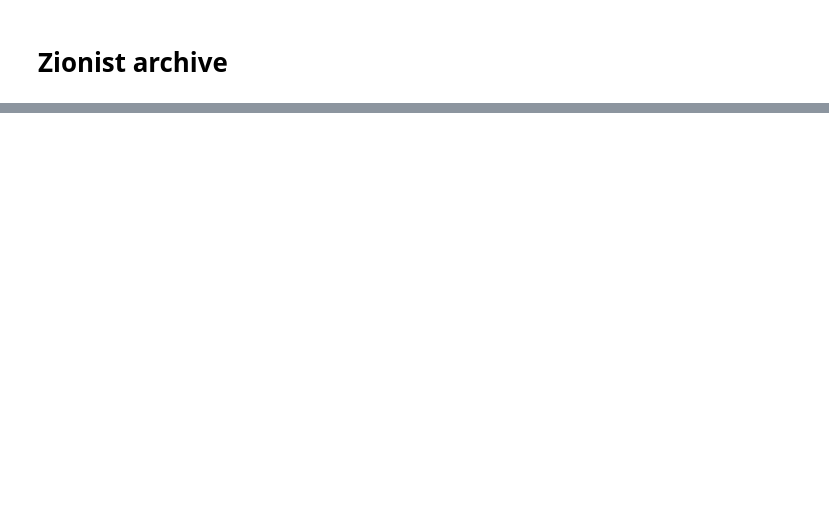
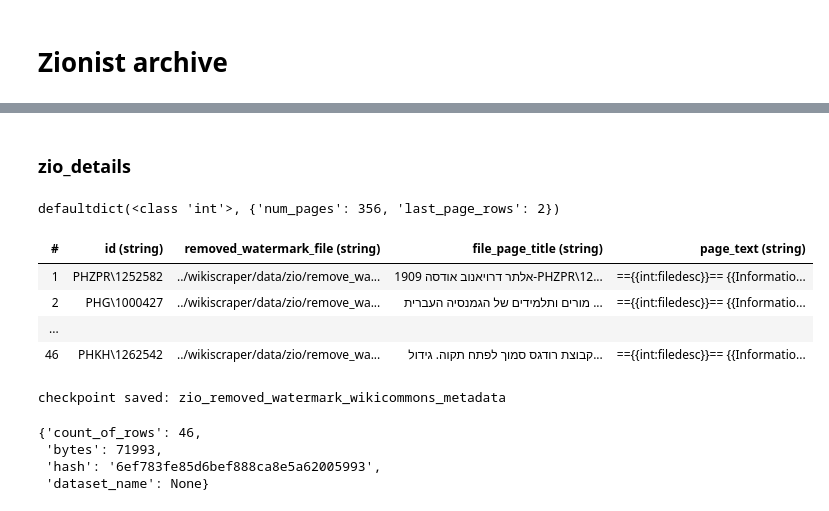
Before and after one commit to wmil-1946/wikiscraper, a Jupyter notebook: zio.ipynb, the cells around one changed output, grey strips where cells are left out. Cells and saved outputs as stored; diff of their text form; code cells hidden in the pictures; blank space fills up the shorter version.

```diff
--- a/zio.ipynb
+++ b/zio.ipynb
@@ -60,0 +192,68 @@ data already exists, delete final-data/zio/details_removed_watermark/datapackage
+# %%
+from collections import defaultdict
+import base64
+from IPython.core.display import display, HTML
+import yaml
+from dataflows import Flow, checkpoint, printer, add_field
+
+SHOW_IDS = ['PHG\1019933', 'PHG\1018974', 'PHG\1015643', 'PHG\1015643', 'PHG\1052683', 'PHG\1011361', 'PHPS\1339895', '']
+SHOW_PAGE_NUMBERS = [100, 107, 184, 220, 260]
+
+def process_rows():
+    rows_per_page = 10
+    stats = defaultdict(int)
+
+    def _process_rows(rows):
+        stats['num_pages'] += 1
+        for row in rows:
+            if stats['last_page_rows'] >= rows_per_page:
+                stats['last_page_rows'] = 0
+                stats['num_pages'] += 1
+            if stats['num_pages'] in SHOW_PAGE_NUMBERS or row['id'] in SHOW_IDS:
+                removed_watermark_file = row['removed_watermark_file']
+                with open(removed_watermark_file, 'rb') as f:
+                    data_uri = base64.b64encode(f.read()).decode('utf-8').replace('\n', '')
+                id = row['id']
+                if len(row['description']) > 6 and row['year'] <= 1947:
+                    # display(HTML(f'<b>{id}</b>'))
+                    # print(yaml.dump(row, default_flow_style=False, allow_unicode=True))
+                    # display(HTML(f'<img src="embedded-picture"></img>'))
+                    row['file_page_title'] = row['description'][:80] + '-{}.png'.format(row['id'])
+                    for char in ['"', "'", '[', ']', ',']:
+                        row['file_page_title'] = row['file_page_title'].replace(char, '')
+                    page_text = """=={{int:filedesc}}==
+{{Information
+|description={{he|1=__DESCRIPTION__}}
+|date=__YEAR__
+|source={{he|1=הארכיון הציוני המרכזי}}
+|author={{he|1=הארכיון הציוני המרכזי}}
+|permission=
+|other versions=
+|other fields={{Information field|Name=The Central Zionist Archives Identifier|Value=__PIC_ID__}}
+}}
+=={{int:license-header}}==
+{{PD-Israel}}
+{{Supported by Wikimedia Israel|year=2018}}
+[[Category:Files from The Central Zionist Archive uploaded by Wikimedia Israel]]"""
+                    page_text = page_text.replace('__DESCRIPTION__', row['description'])
+                    page_text = page_text.replace('__YEAR__', str(row['year']))
+                    page_text = page_text.replace('__PIC_ID__', str(row['id']))
+                    row['page_text'] = page_text
+                    yield row
+            stats['last_page_rows'] += 1
+        print(stats)
+
+
+    return Flow(
+        add_field('file_page_title', 'string'),
+        add_field('page_text', 'string'),
+        _process_rows,
+    )
+
+Flow(
+    checkpoint('zio_details_removed_watermark'),
+    process_rows(),
+    printer(tablefmt='html', num_rows=1, fields=['id', 'removed_watermark_file', 'file_page_title', 'page_text']),
+    checkpoint('zio_removed_watermark_wikicommons_metadata')
+).process()[1]
+# %% [output]
@@ -60,0 +262,12 @@ data already exists, delete final-data/zio/details_removed_watermark/datapackage
+zio_details
+defaultdict(<class 'int'>, {'num_pages': 356, 'last_page_rows': 2})
+| # | id (string) | removed_watermark_file (string) | file_page_title (string) | page_text (string) |
+| 1 | PHZPR\1252582 | ../wikiscraper/data/zio/remove_wa... | אלתר דרויאנוב אודסה 1909-PHZPR\12... | =={{int:filedesc}}== {{Informatio... |
+| 2 | PHG\1000427 | ../wikiscraper/data/zio/remove_wa... | מורים ותלמידים של הגמנסיה העברית ... | =={{int:filedesc}}== {{Informatio... |
+| ... |  |  |  |  |
+| 46 | PHKH\1262542 | ../wikiscraper/data/zio/remove_wa... | קבוצת רודגס סמוך לפתח תקוה. גידול... | =={{int:filedesc}}== {{Informatio... |
+checkpoint saved: zio_removed_watermark_wikicommons_metadata
+{'count_of_rows': 46,
+ 'bytes': 71993,
+ 'hash': '6ef783fe85d6bef888ca8e5a62005993',
+ 'dataset_name': None}
```
Also changed, not shown: parts of 8 cells of this notebook, 3 other files.
